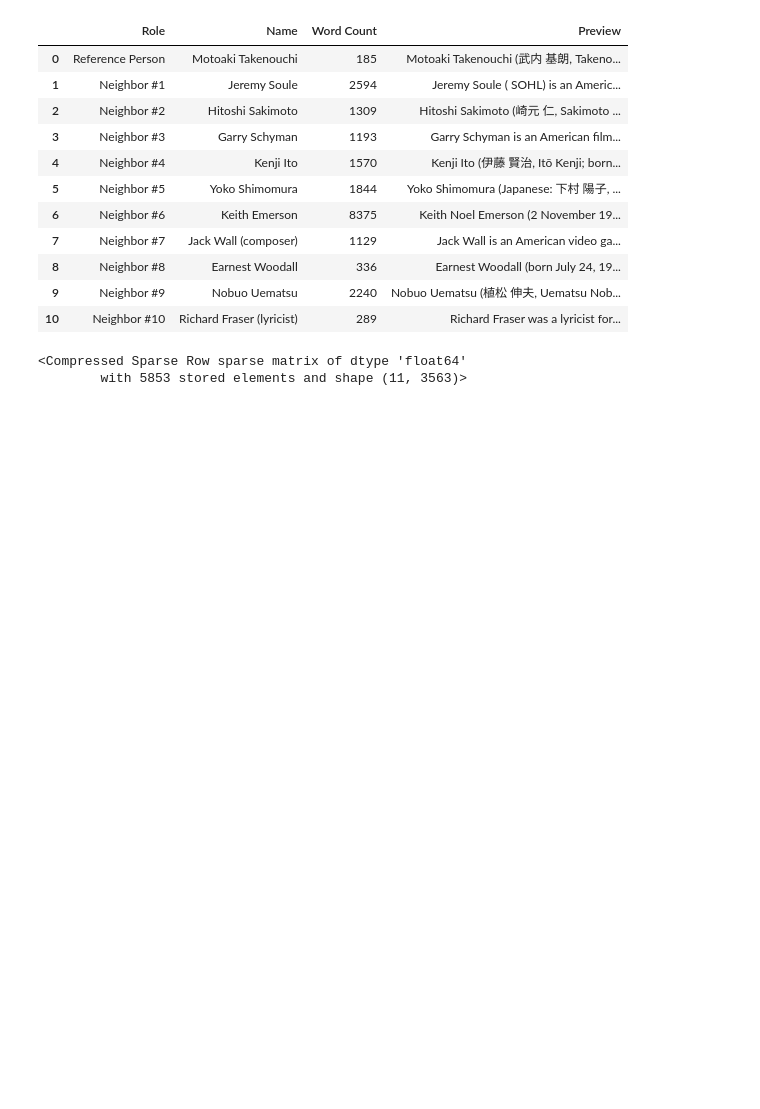
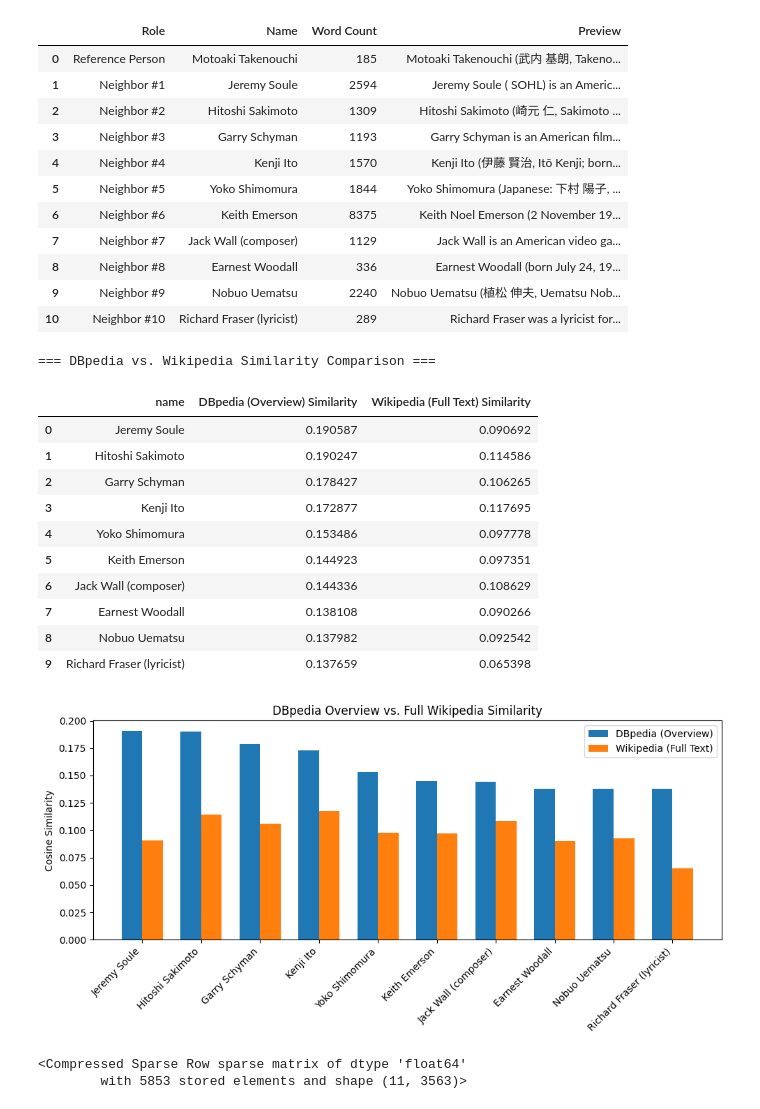
Before and after one commit to ikoghoddds-bit/Data-Science-Portfolio-C21, a Jupyter notebook: Projects/Project-5/NLP.Description.for.Students_Pass_1.ipynb, the cells around one changed output. Saved outputs shown, nothing was run; the diff lists cells and outputs as text; code cells hidden in the pictures; blank space fills up the shorter version.

```diff
--- a/Projects/Project-5/NLP.Description.for.Students_Pass_1.ipynb
+++ b/Projects/Project-5/NLP.Description.for.Students_Pass_1.ipynb
@@ -466,6 +466,54 @@ display(corpus_summary)
 | 8 | Neighbor #8 | Earnest Woodall | 336 | Earnest Woodall (born July 24, 19... |
 | 9 | Neighbor #9 | Nobuo Uematsu | 2240 | Nobuo Uematsu (植松 伸夫, Uematsu Nob... |
 | 10 | Neighbor #10 | Richard Fraser (lyricist) | 289 | Richard Fraser was a lyricist for... |
+# %%
+import matplotlib.pyplot as plt
+
+# Combine DBpedia overview similarity and Wikipedia similarity into a comparison DataFrame
+
+comparison_df = part1_results[['name', 'part1_similarity']].copy()
+comparison_df.rename(columns={'part1_similarity': 'DBpedia (Overview) Similarity'}, inplace=True)
+
+# Use the full 10 neighbor scores (adjust slicing if wiki_sims includes the reference person at index 0)
+
+if len(wiki_sims) == 11:
+    comparison_df['Wikipedia (Full Text) Similarity'] = wiki_sims[1:]
+else:
+    comparison_df['Wikipedia (Full Text) Similarity'] = wiki_sims
+
+print("=== DBpedia vs. Wikipedia Similarity Comparison ===\n")
+display(comparison_df.reset_index(drop=True))
+
+# Plot side-by-side bar chart comparison
+
+fig, ax = plt.subplots(figsize=(10, 5))
+x = range(len(comparison_df))
+width = 0.35
+
+ax.bar([i - width/2 for i in x], comparison_df['DBpedia (Overview) Similarity'], width, label='DBpedia (Overview)', color='#1f77b4')
+ax.bar([i + width/2 for i in x], comparison_df['Wikipedia (Full Text) Similarity'], width, label='Wikipedia (Full Text)', color='#ff7f0e')
+
+ax.set_ylabel('Cosine Similarity')
+ax.set_title('DBpedia Overview vs. Full Wikipedia Similarity')
+ax.set_xticks(x)
+ax.set_xticklabels(comparison_df['name'], rotation=45, ha='right')
+ax.legend()
+plt.tight_layout()
+plt.show()
+# %% [output]
+=== DBpedia vs. Wikipedia Similarity Comparison ===
+|  | name | DBpedia (Overview) Similarity | Wikipedia (Full Text) Similarity |
+| 0 | Jeremy Soule | 0.190587 | 0.090692 |
+| 1 | Hitoshi Sakimoto | 0.190247 | 0.114586 |
+| 2 | Garry Schyman | 0.178427 | 0.106265 |
+| 3 | Kenji Ito | 0.172877 | 0.117695 |
+| 4 | Yoko Shimomura | 0.153486 | 0.097778 |
+| 5 | Keith Emerson | 0.144923 | 0.097351 |
+| 6 | Jack Wall (composer) | 0.144336 | 0.108629 |
+| 7 | Earnest Woodall | 0.138108 | 0.090266 |
+| 8 | Nobuo Uematsu | 0.137982 | 0.092542 |
+| 9 | Richard Fraser (lyricist) | 0.137659 | 0.065398 |
+[figure, added]
 # %%
 # Vectorize using TF-IDF
 
```
Also changed, not shown: parts of 3 cells of this notebook.
